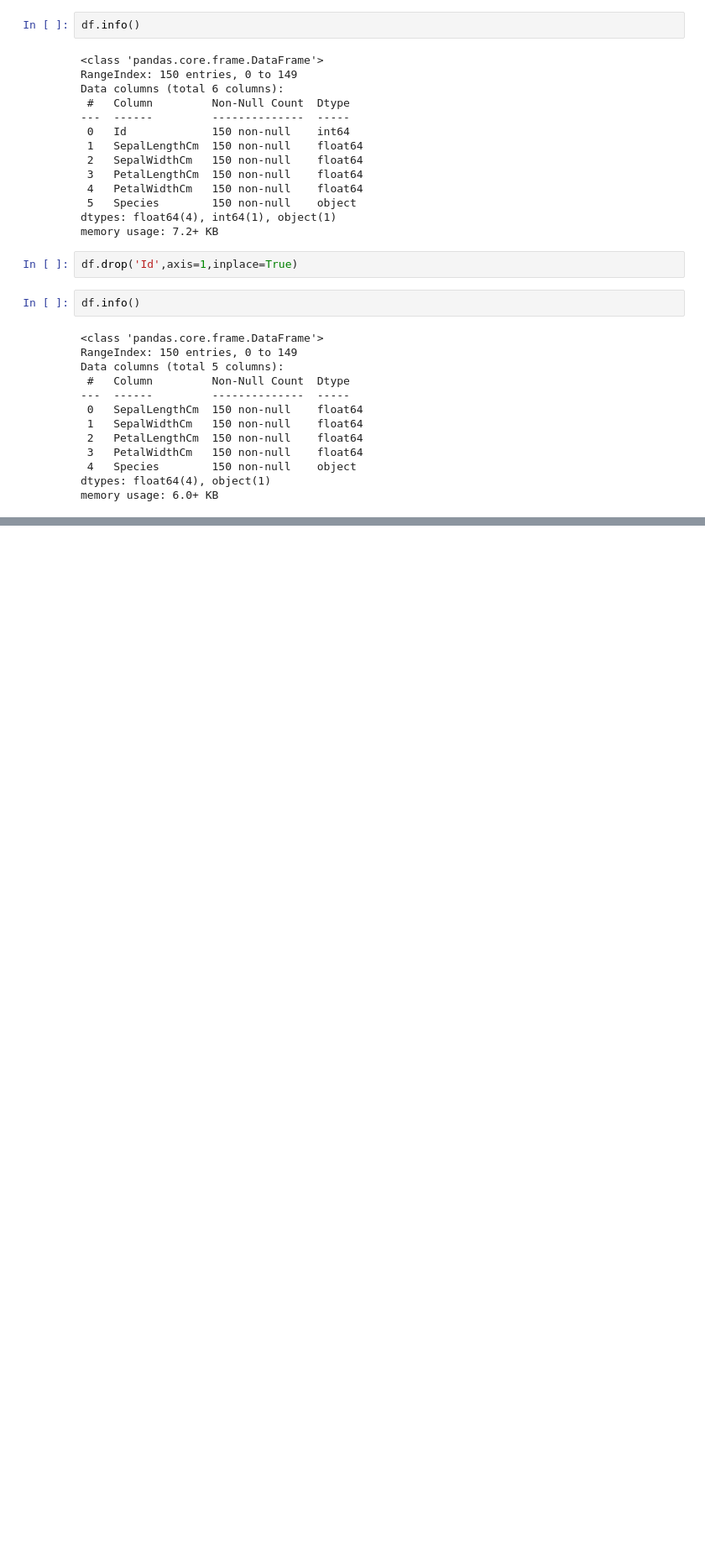
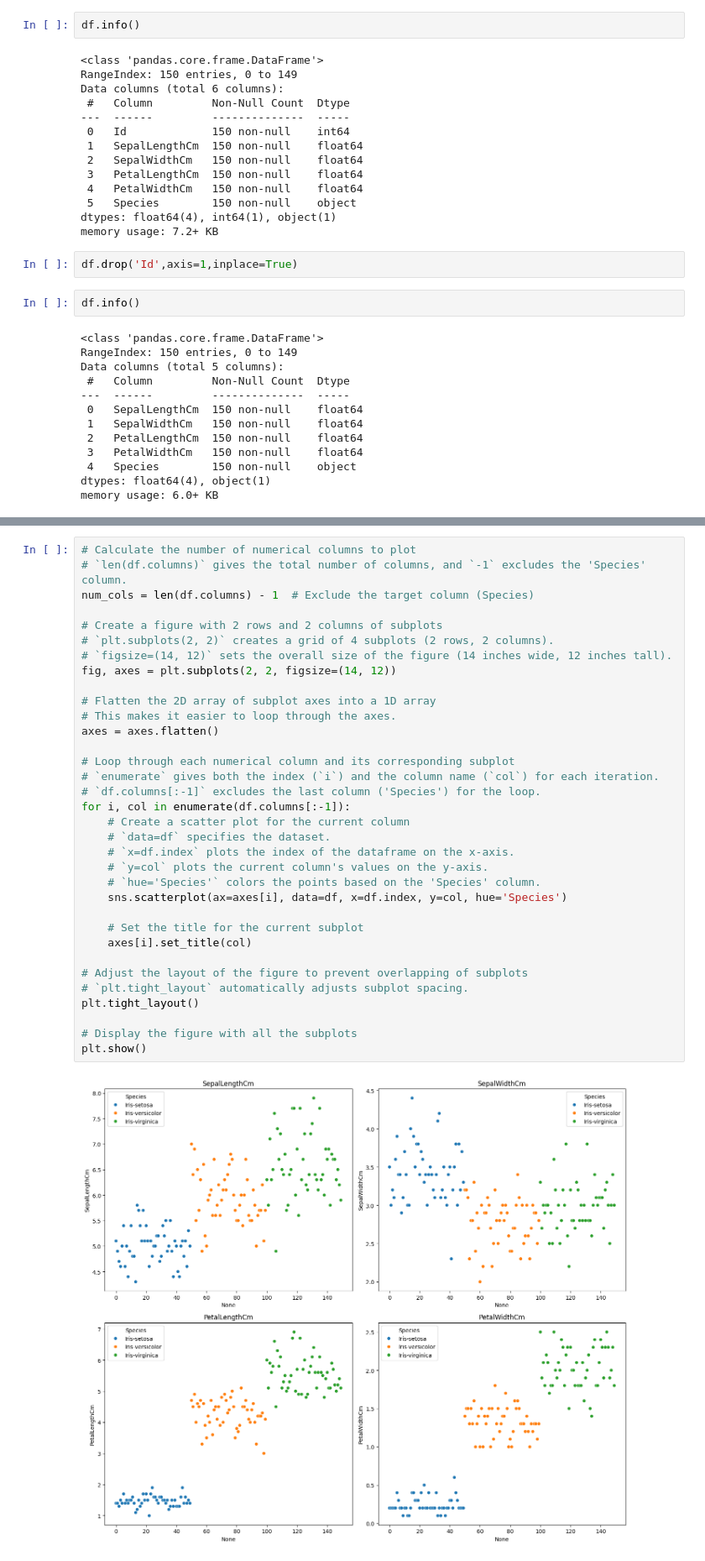
Before and after one commit to Hansil-Chapadiya/DataScience_MachineLearning, a Jupyter notebook: DSAndML/Jupyternotebook/IrisAnalysis.ipynb, the cells around one changed output, grey strips where cells are left out. Shown at 84% size. Cells and saved outputs as stored; diff of their text form; blank space fills up the shorter version.

```diff
--- a/DSAndML/Jupyternotebook/IrisAnalysis.ipynb
+++ b/DSAndML/Jupyternotebook/IrisAnalysis.ipynb
@@ -67,0 +110,36 @@ memory usage: 6.0+ KB
+# %%
+# Calculate the number of numerical columns to plot
+# `len(df.columns)` gives the total number of columns, and `-1` excludes the 'Species' column.
+num_cols = len(df.columns) - 1  # Exclude the target column (Species)
+
+# Create a figure with 2 rows and 2 columns of subplots
+# `plt.subplots(2, 2)` creates a grid of 4 subplots (2 rows, 2 columns).
+# `figsize=(14, 12)` sets the overall size of the figure (14 inches wide, 12 inches tall).
+fig, axes = plt.subplots(2, 2, figsize=(14, 12))
+
+# Flatten the 2D array of subplot axes into a 1D array
+# This makes it easier to loop through the axes.
+axes = axes.flatten()
+
+# Loop through each numerical column and its corresponding subplot
+# `enumerate` gives both the index (`i`) and the column name (`col`) for each iteration.
+# `df.columns[:-1]` excludes the last column ('Species') for the loop.
+for i, col in enumerate(df.columns[:-1]):
+    # Create a scatter plot for the current column
+    # `data=df` specifies the dataset.
+    # `x=df.index` plots the index of the dataframe on the x-axis.
+    # `y=col` plots the current column's values on the y-axis.
+    # `hue='Species'` colors the points based on the 'Species' column.
+    sns.scatterplot(ax=axes[i], data=df, x=df.index, y=col, hue='Species')
+
+    # Set the title for the current subplot
+    axes[i].set_title(col)
+
+# Adjust the layout of the figure to prevent overlapping of subplots
+# `plt.tight_layout` automatically adjusts subplot spacing.
+plt.tight_layout()
+
+# Display the figure with all the subplots
+plt.show()
+# %% [output]
+[figure, added]
```
Also changed, not shown: parts of 6 cells of this notebook.
